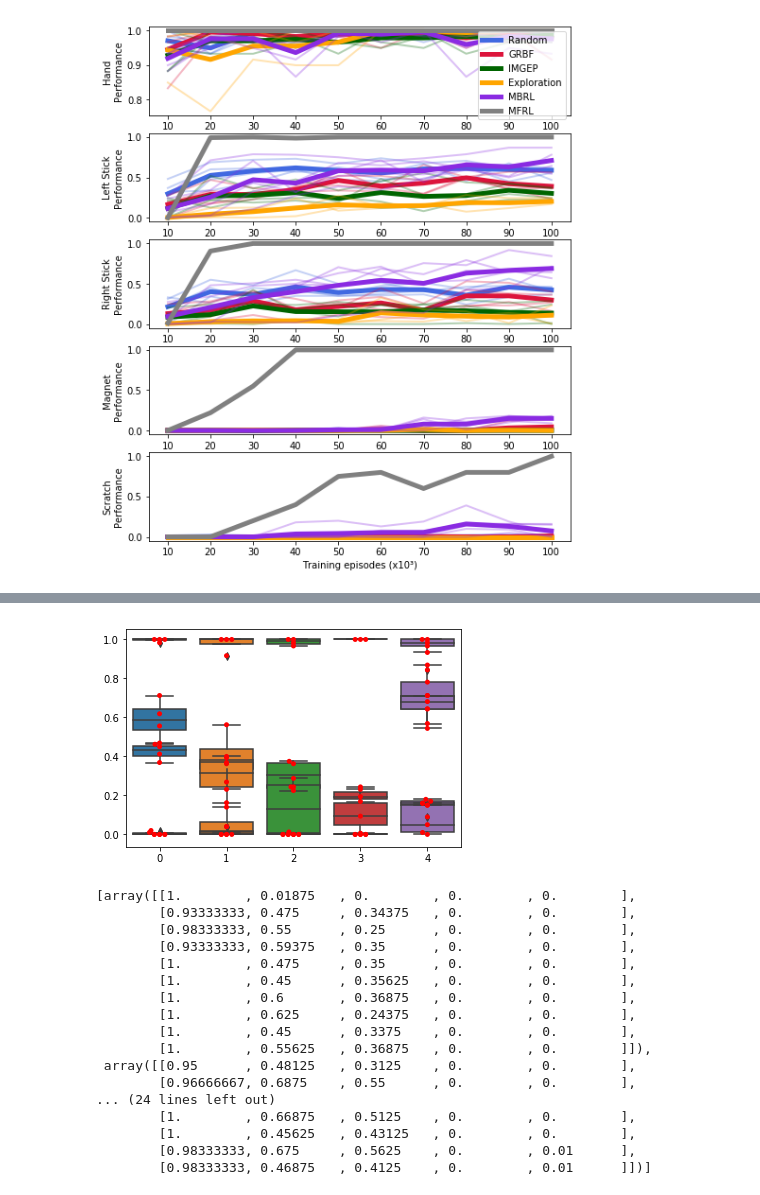
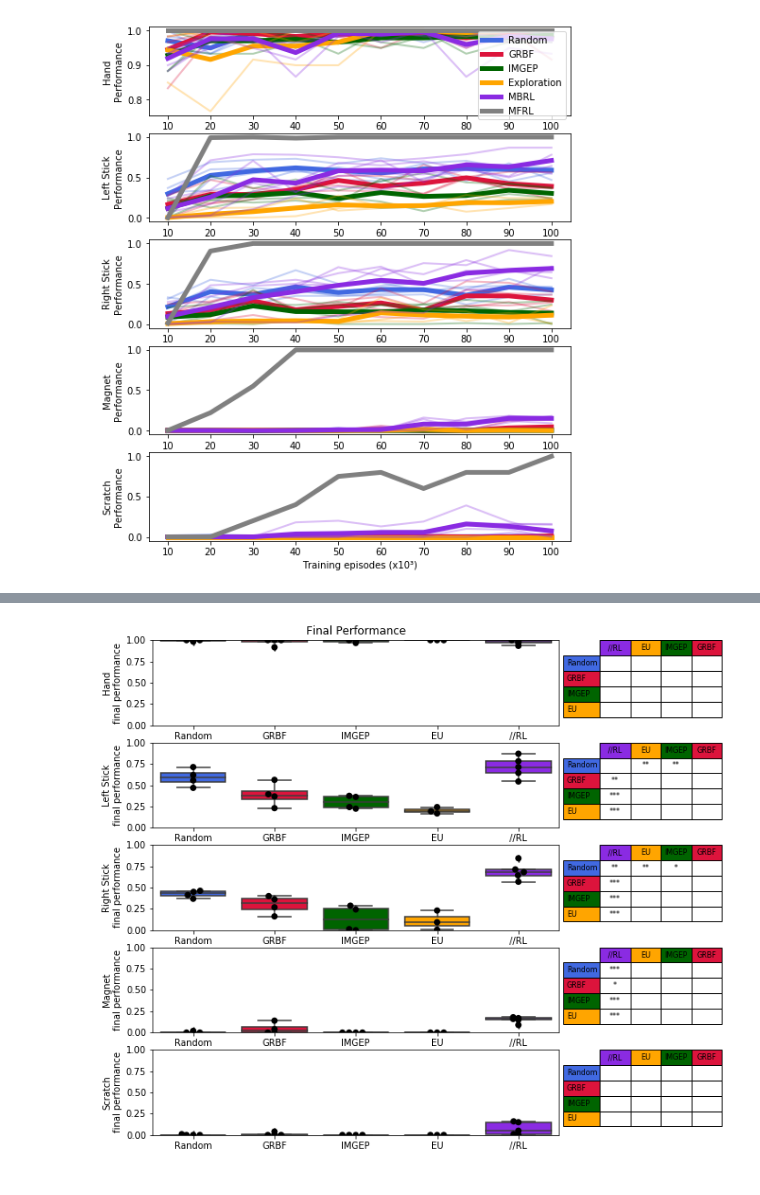
Before and after one commit to TimotheeAnne/stage-m2, a Jupyter notebook: scrip-test/plot_evaluation.ipynb, the cells around one changed output, grey strips where cells are left out. Cells and saved outputs as stored; diff of their text form; code cells hidden in the pictures.

Commit message:
plot stats

```diff
--- a/scrip-test/plot_evaluation.ipynb
+++ b/scrip-test/plot_evaluation.ipynb
@@ -711,28 +689,47 @@ compute_test(coverage)
-# %%
-for obj in range(5):
-    data = [np.array(perf[param])[:,-1,obj] for param in range(5)]
-    colors = ['royalblue','crimson','darkgreen','orange','blueviolet','grey']
-    sb.boxplot(data=data)
-    sb.swarmplot( data=data, color='red')
-# %% [output]
-[figure, removed]
-# %%
-perf[0]
-# %% [output]
-[array([[1.        , 0.01875   , 0.        , 0.        , 0.        ],
-        [0.93333333, 0.475     , 0.34375   , 0.        , 0.        ],
-        [0.98333333, 0.55      , 0.25      , 0.        , 0.        ],
-        [0.93333333, 0.59375   , 0.35      , 0.        , 0.        ],
-        [1.        , 0.475     , 0.35      , 0.        , 0.        ],
-        [1.        , 0.45      , 0.35625   , 0.        , 0.        ],
-        [1.        , 0.6       , 0.36875   , 0.        , 0.        ],
-        [1.        , 0.625     , 0.24375   , 0.        , 0.        ],
-        [1.        , 0.45      , 0.3375    , 0.        , 0.        ],
-        [1.        , 0.55625   , 0.36875   , 0.        , 0.        ]]),
- array([[0.95      , 0.48125   , 0.3125    , 0.        , 0.        ],
-        [0.96666667, 0.6875    , 0.55      , 0.        , 0.        ],
-... (24 lines left out)
-        [1.        , 0.66875   , 0.5125    , 0.        , 0.        ],
-        [1.        , 0.45625   , 0.43125   , 0.        , 0.        ],
-        [0.98333333, 0.675     , 0.5625    , 0.        , 0.01      ],
-        [0.98333333, 0.46875   , 0.4125    , 0.        , 0.01      ]])]
+# %%
+def plot_stat(Data, title, ylabel, ylim=False, has_legend=[0],bars=False):
+    """ data [params, runs, iterations, objects] """
+    fig,ax = plt.subplots(5,1, sharex=True,figsize=(8,10))
+
+    objects = ['Hand', 'Left Stick','Right Stick', 'Magnet', 'Scratch']
+    group_legend = [  obj+"\n"+ title for obj in objects]
+    colors = ['royalblue','crimson','darkgreen','orange','blueviolet','grey']
+    style = ['-','--',':',';']
+    stat,cells = compute_test(Data)
+    for obj in range(5):
+        plt.subplot(511+obj)
+        data = [np.array(Data[param])[:,-1,obj] for param in range(5)]
+        data_max = np.array([max(np.array(perf[param])[:,-1,obj]) for param in range(5)])
+        bplot = sb.boxplot(data=data)
+        for i in range(5):
+            bplot.artists[i].set_facecolor(colors[i])
+        sb.swarmplot( data=data, color='black', edgecolor='black',size=7)
+
+        #table
+        rows = names[:4]
+        columns = [names[i] for i in [4,3,2,1]]
+        cell_text = cells[obj]
+        the_table = plt.table(cellText=cell_text,
+                              rowLabels=rows,
+                              rowColours=colors[:4],
+                              colColours=[ colors[i] for i in [4,3,2,1]],
+                              colLabels=columns,
+                              cellLoc = 'center',
+                              bbox=(1.10,0.1,0.3,0.9))
+
+        if bars :
+            count = 0
+            for (i,j,text) in stat[obj]:
+                barplot_annotate_brackets(i, j, text, range(5),data_max+count)
+                count += 0.2
+        if obj == 0:
+            plt.title("Final Performance")
+        if ylim:
+            plt.ylim((0,1))
+        plt.xticks(range(5), names)
+
+        plt.ylabel(group_legend[obj])
+# %%
+plot_stat(perf, "final performance", "test", ylim=True)
+# %% [output]
+[figure, added]
```
Also changed, not shown: parts of 7 cells of this notebook.
